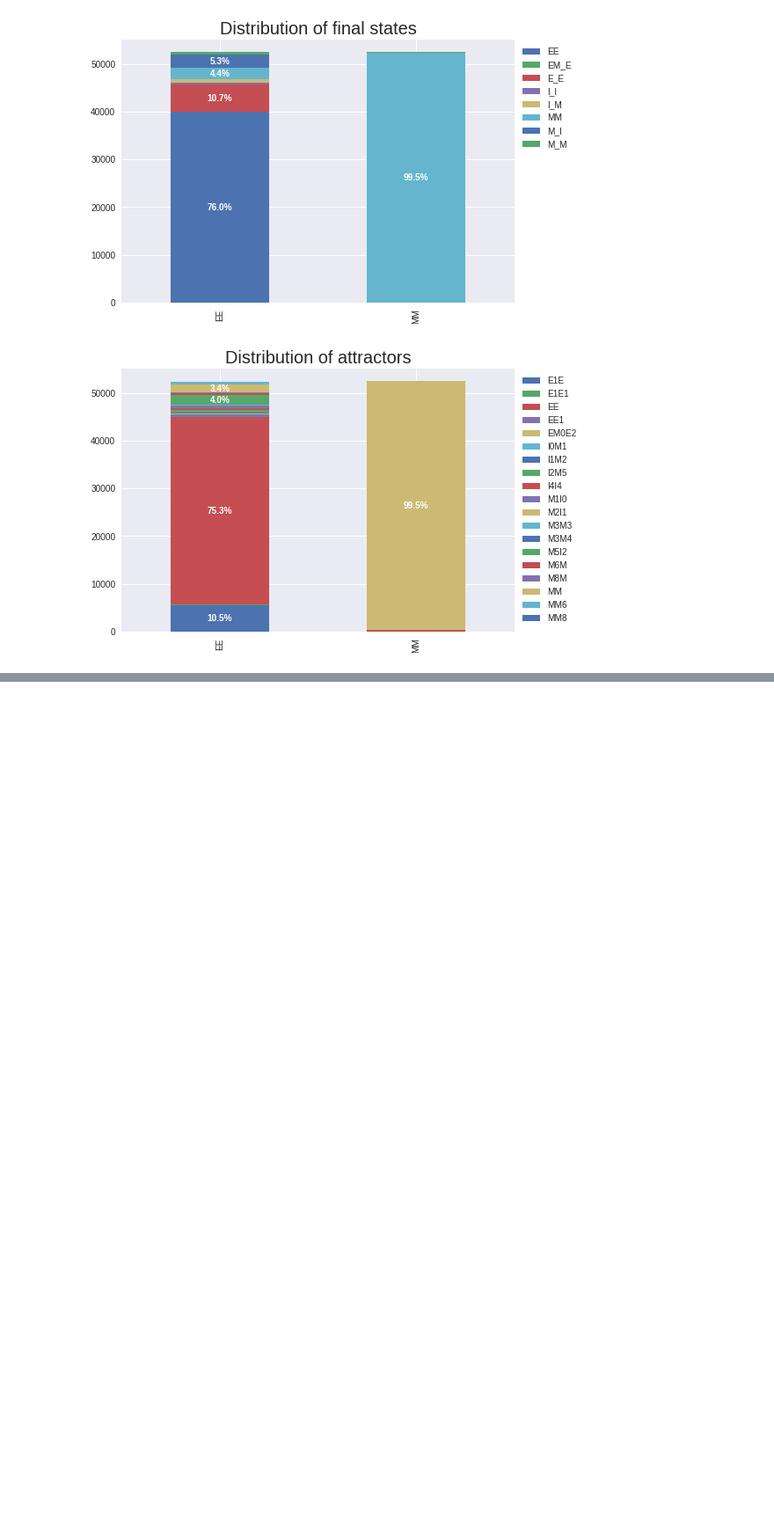
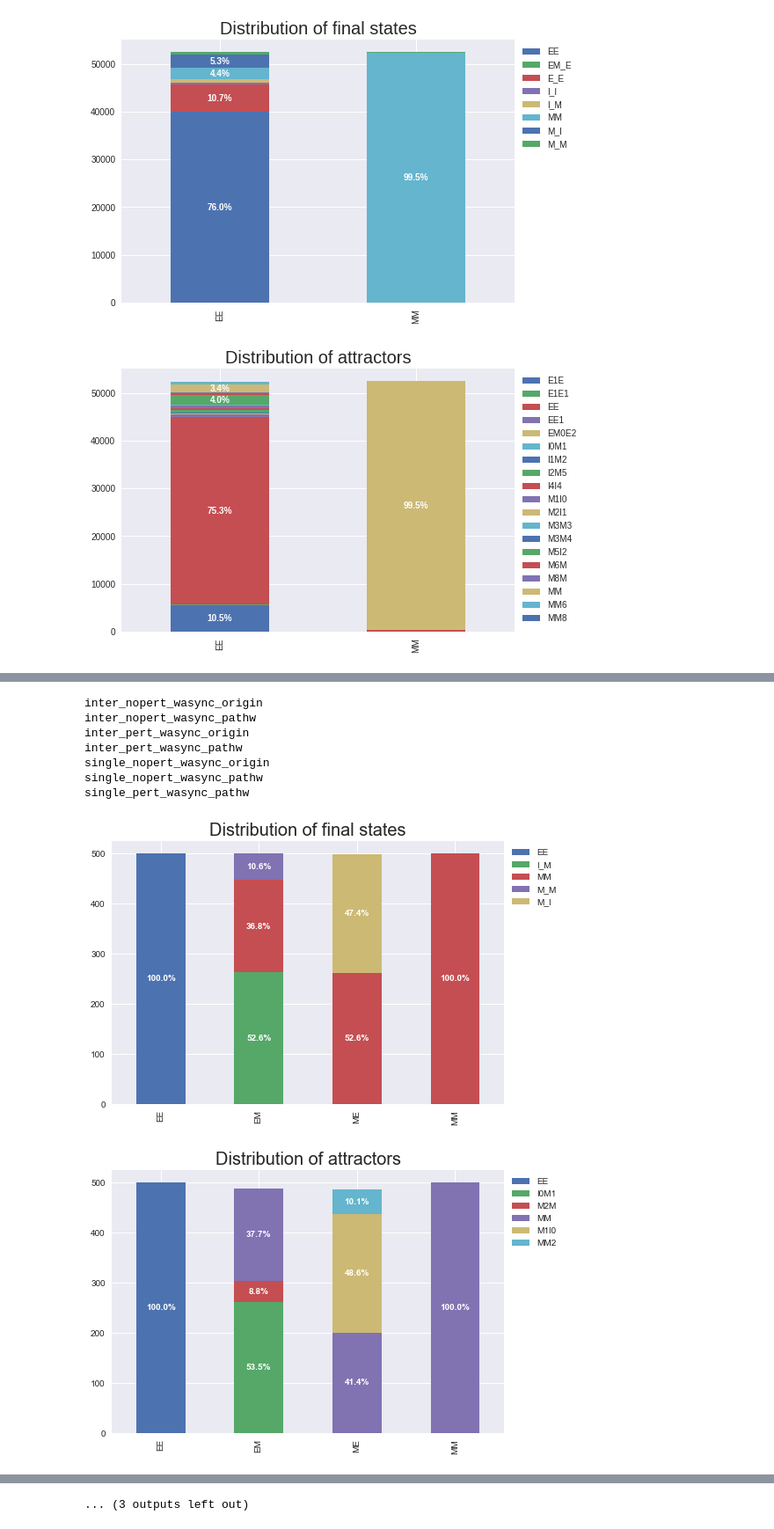
Before and after one commit to ftedo/simulation-files, a Jupyter notebook: analyser/final state and attractor distributions.ipynb, the cells around one changed output, grey strips where cells are left out. Shown at 88% size. Drawn from its saved outputs; the diff is of its cells as text; code cells hidden in the pictures; blank space fills up the shorter version.

```diff
--- a/analyser/final state and attractor distributions.ipynb
+++ b/analyser/final state and attractor distributions.ipynb
@@ -81,0 +107,18 @@ plot_distribution(df, 'Distribution of attractors', 'attractors')
+# %%
+for path, name in paths_and_names:
+    df = read(path=path)
+    df = calculate_final_states_and_attractors(df)
+    plt.figsize(14)
+    plot_distribution(df, fname = path+name+'final', title = 'Distribution of final states')
+    plot_distribution(df, fname = path+name+'attractors', title = 'Distribution of attractors', field_name = 'attractors')
+    print(name)
+# %% [output]
+inter_nopert_wasync_origin
+inter_nopert_wasync_pathw
+inter_pert_wasync_origin
+inter_pert_wasync_pathw
+single_nopert_wasync_origin
+single_nopert_wasync_pathw
+single_pert_wasync_pathw
+[figure, added]
+[figure, added]
@@ -81,0 +134 @@ plot_distribution(df, 'Distribution of attractors', 'attractors')
+... (3 outputs left out)
```
Also changed, not shown: parts of 6 cells of this notebook, 43 other files.
